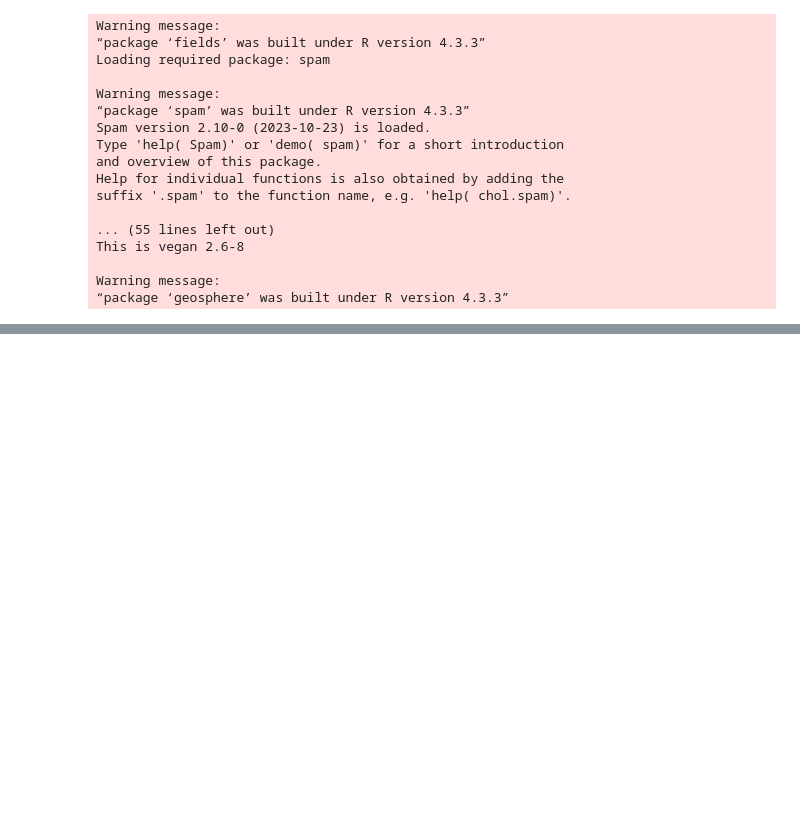
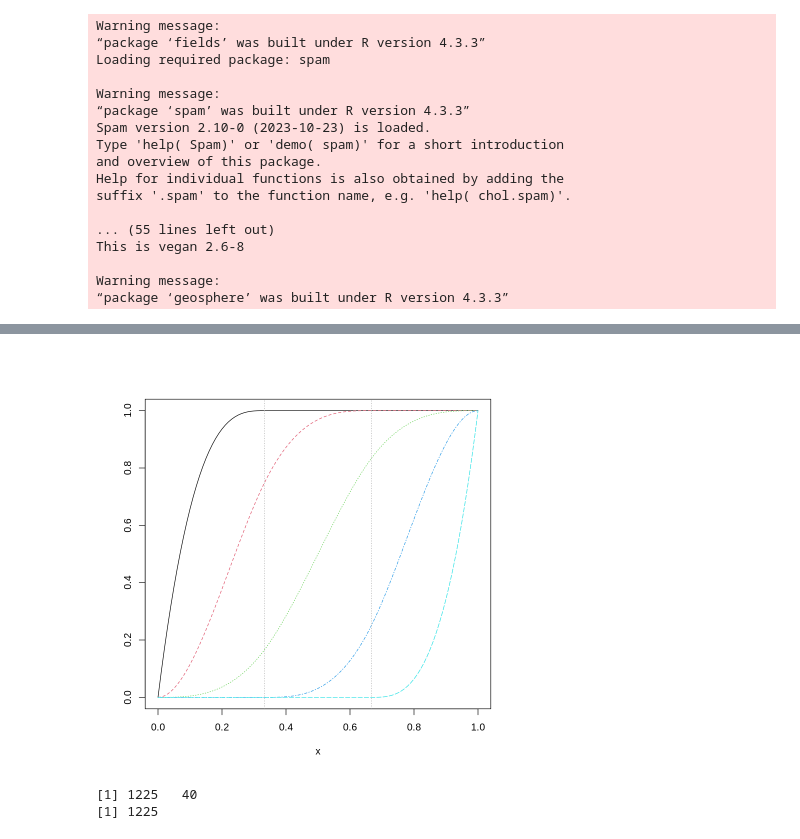
Before and after one commit to butterman0/spGDMM, a Jupyter notebook: nimble_code/SA Family/R_notebook.ipynb, the cells around one changed output, grey strips where cells are left out. Saved outputs shown, nothing was run; the diff lists cells and outputs as text; code cells hidden in the pictures; blank space fills up the shorter version.

```diff
--- a/nimble_code/SA Family/R_notebook.ipynb
+++ b/nimble_code/SA Family/R_notebook.ipynb
@@ -151,0 +170,17 @@ dim(df)
+# %%
+I_splines_x_test <- iSpline(df$x, degree = deg - 1, df = df_use, intercept = TRUE)
+
+plot(I_splines_x_test, mark_knots = 'internal')
+# %% [output]
+[figure, added]
+# %%
+# Get dimensions of X_GDM
+dim_X_GDM <- dim(X_GDM)
+print(dim_X_GDM)
+
+# Get length of Z
+length_Z <- length(Z)
+print(length_Z)
+# %% [output]
+[1] 1225   40
+[1] 1225
```
Also changed, not shown: parts of 8 cells of this notebook.
